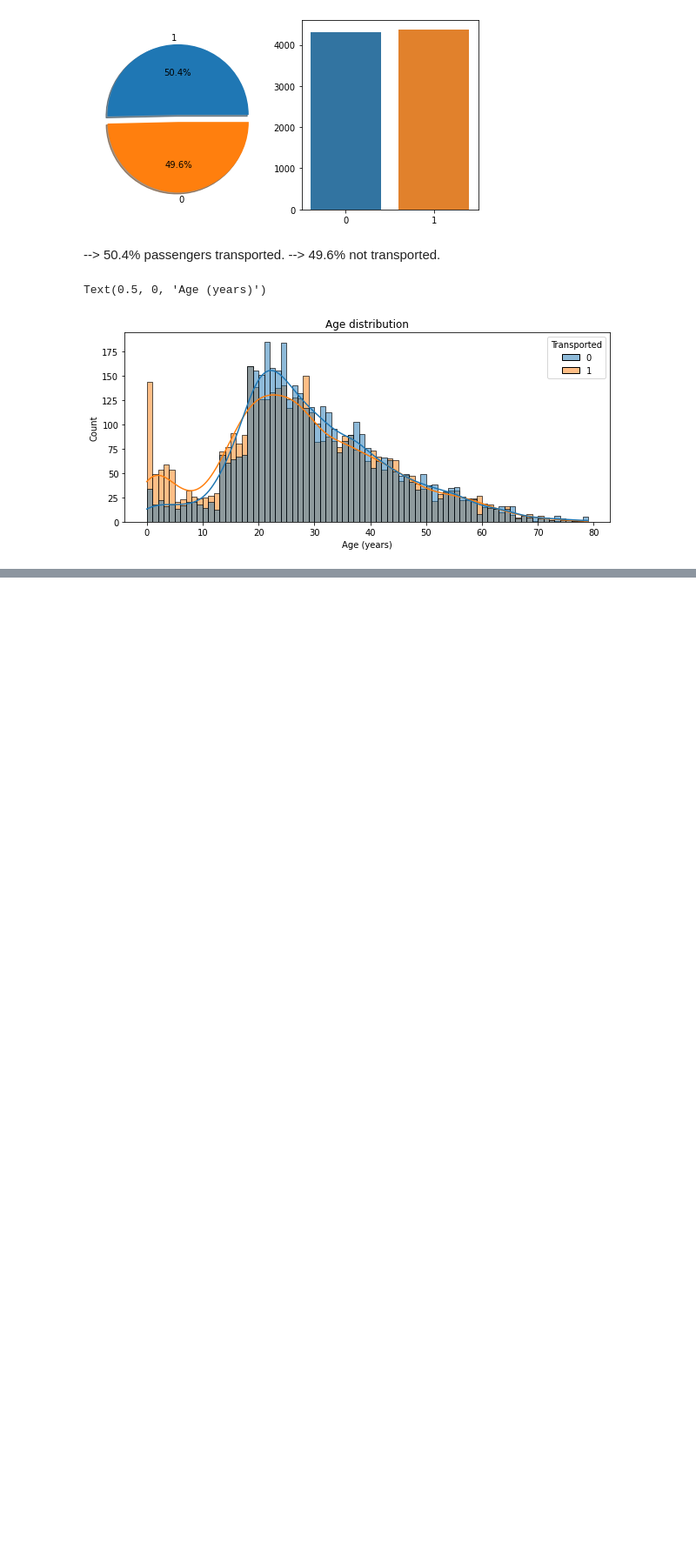
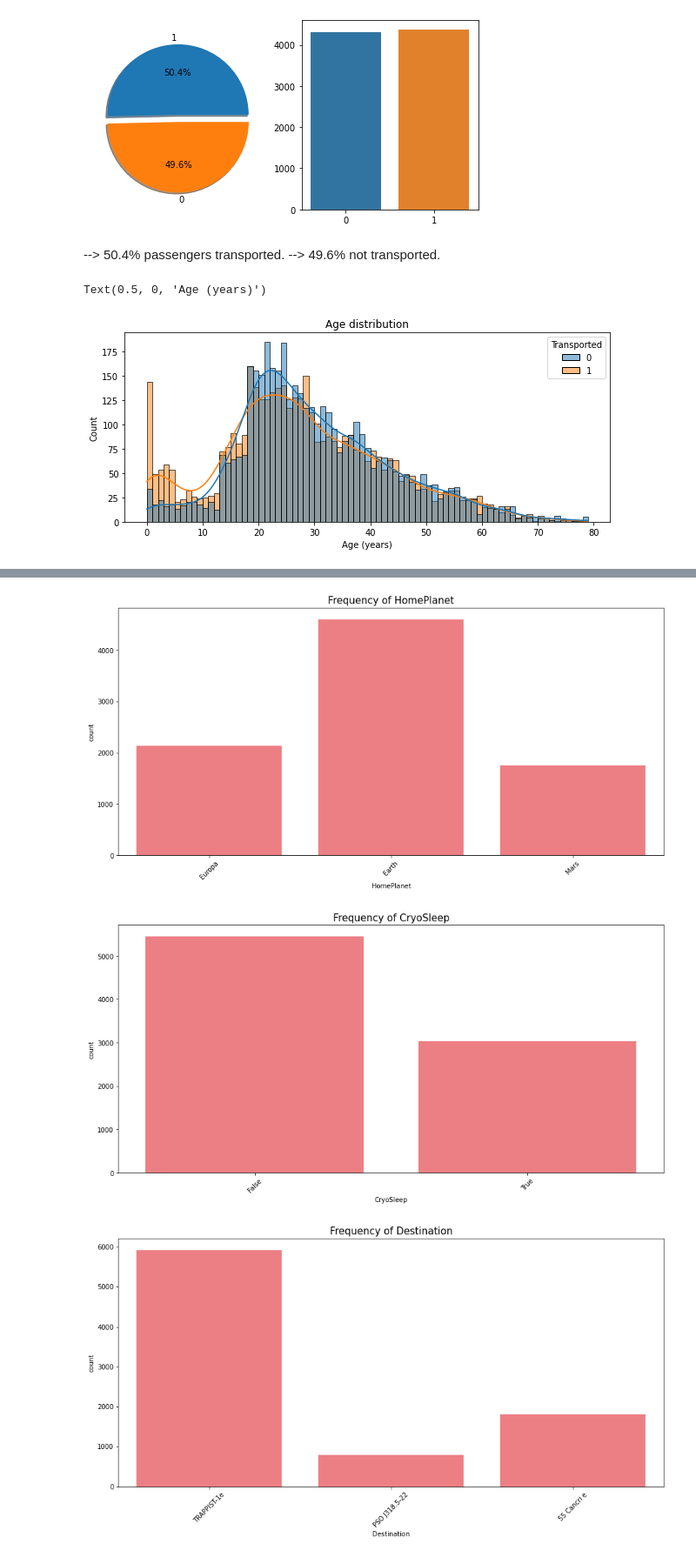
Before and after one commit to kaviga/spaceship_titanic, a Jupyter notebook: Spaceship Titanic.ipynb, the cells around one changed output, grey strips where cells are left out. Shown at 87% size. Drawn from its saved outputs; the diff is of its cells as text; code cells hidden in the pictures; blank space fills up the shorter version.

```diff
--- a/Spaceship Titanic.ipynb
+++ b/Spaceship Titanic.ipynb
@@ -188,0 +273,17 @@ Over 40 years old equally likely to be transported.
+# %%
+for feature in NUMERIC_FEATURE_NAMES:
+    mean = train_data[feature].mean()
+    train_data[feature] = train_data[feature].fillna(mean)
+
+    meantest = test_data[feature].mean()
+    test_data[feature] = test_data[feature].fillna(meantest)
+# %%
+for feature in CATEGORICAL_FEATURE_NAMES1:
+    mode = train_data[feature].mode()
+    train_data[feature] = train_data[feature].fillna(mode)
+
+    modetest = test_data[feature].mode()
+    test_data[feature] = test_data[feature].fillna(modetest)
+# %%
+train_data.drop(['Name'],axis =1,inplace= True)
+test_data.drop(['Name'],axis =1,inplace= True)
@@ -188,0 +313,18 @@ Over 40 years old equally likely to be transported.
+# %%
+def countplot_features(df_train, feature, title):
+
+    plt.figure(figsize = (15, 7))
+
+    sns.countplot(df_train[feature], color = '#fe6d73')
+
+    plt.title(title, fontsize=15)
+    plt.xticks(rotation=45)
+    plt.show();
+
+# plot distributions of categorical features
+for feature in CATEGORICAL_FEATURE_NAMES1:
+    fig = countplot_features(train_data, feature=feature, title = "Frequency of "+ feature)
+# %% [output]
+[figure, added]
+[figure, added]
+[figure, added]
```
Also changed, not shown: parts of 15 cells of this notebook.
